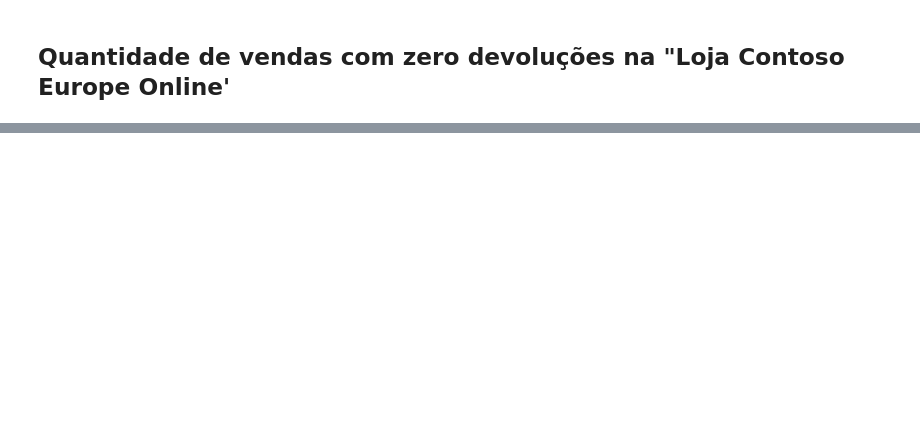
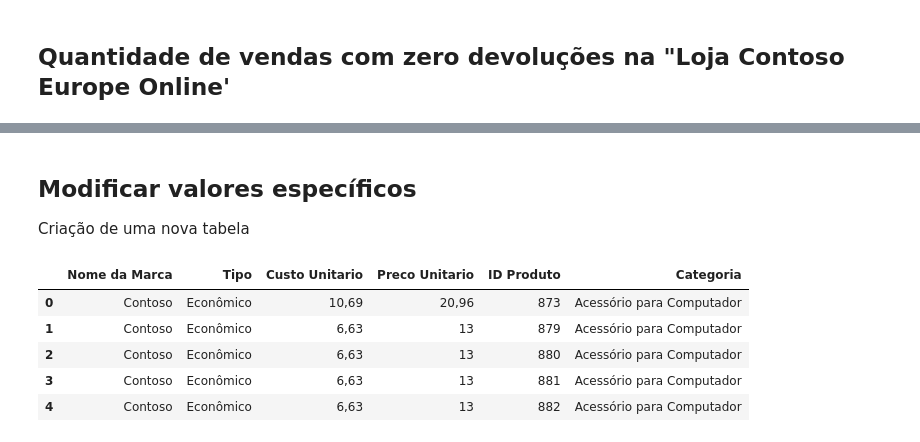
Before and after one commit to LiviaFer/Python_Studies, a Jupyter notebook: pandas.ipynb, the cells around one changed output, grey strips where cells are left out. Cells and saved outputs as stored; diff of their text form; code cells hidden in the pictures; blank space fills up the shorter version.

```diff
--- a/pandas.ipynb
+++ b/pandas.ipynb
@@ -287,0 +288,13 @@ display(df_loja306semdev)
+# %% [markdown]
+## Modificar valores específicos
+Criação de uma nova tabela
+# %%
+novos_produtos = pd.read_csv('/Contoso - Cadastro Produtos.csv', sep=';')
+display(novos_produtos.head())
+# %% [output]
+|  | Nome da Marca | Tipo | Custo Unitario | Preco Unitario | ID Produto | Categoria |
+| 0 | Contoso | Econômico | 10,69 | 20,96 | 873 | Acessório para Computador |
+| 1 | Contoso | Econômico | 6,63 | 13 | 879 | Acessório para Computador |
+| 2 | Contoso | Econômico | 6,63 | 13 | 880 | Acessório para Computador |
+| 3 | Contoso | Econômico | 6,63 | 13 | 881 | Acessório para Computador |
+| 4 | Contoso | Econômico | 6,63 | 13 | 882 | Acessório para Computador |
```
Also changed, not shown: parts of 16 cells of this notebook.
